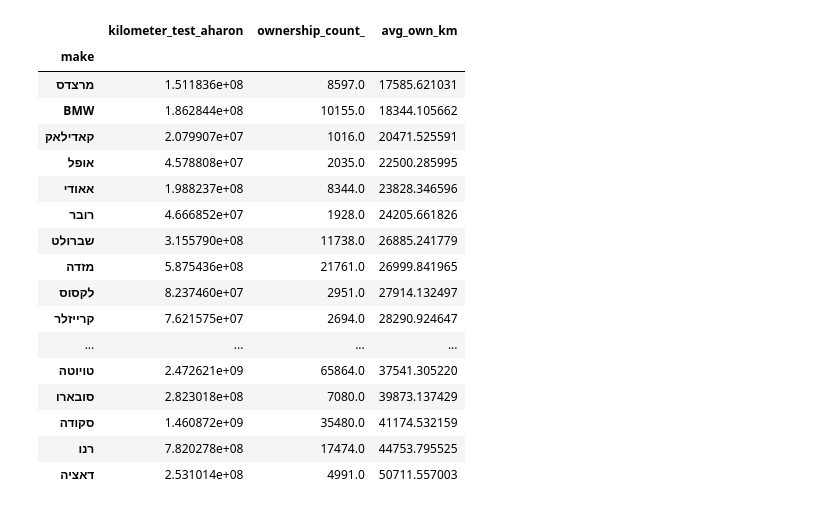
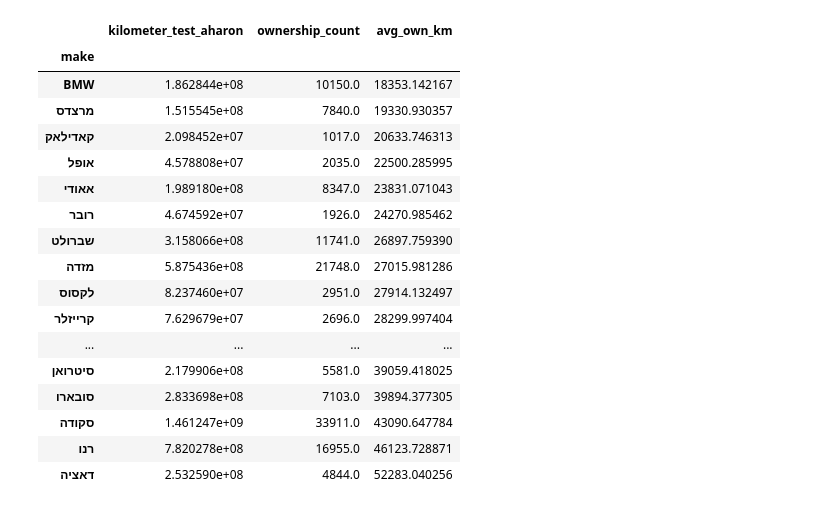
Before and after one commit to dpelleg/notebooks, a Jupyter notebook: charts/code/mileage.ipynb, the cells around one changed output. Drawn from its saved outputs; the diff is of its cells as text; code cells hidden in the pictures.

```diff
--- a/charts/code/mileage.ipynb
+++ b/charts/code/mileage.ipynb
@@ -119,0 +193,22 @@ dfm = pd.merge(df, mivne, how='left', on='mispar_rechev')
+# %%
+# count number of ownerships
+oc = vo.groupby('mispar_rechev').size()
+just1 = oc[oc == 1]
+just1.name='ownership_count'
+notjust1 = oc[~(oc == 1)]
+notjust1.name='ownership_count_'
+
+# The first ownership date is the purchase date. Pick the second-earliest date.
+# This takes a long time, so we just do it for vehicles with at least two ownership dates.
+mult_own = vo.merge(notjust1, how='right', left_on='mispar_rechev', right_index=True)
+
+nownerships = mult_own.groupby('mispar_rechev').agg({'baalut_dt' : lambda x: x.nsmallest(2).iloc[-1], 'baalut' : 'count'})
+nownerships.rename(columns={'baalut' : 'ownership_count'}, inplace=True)
+nownerships.reset_index(inplace=True)
+
+# add the vehicles with just one ownership date
+single_own = vo.merge(just1, how='right', left_on='mispar_rechev', right_index=True).drop(columns=['baalut'])
+
+nownerships = pd.concat([nownerships, single_own])
+# %%
+df = pd.merge(df, nownerships, on='mispar_rechev', how='left')
@@ -120,7 +217,21 @@ dfm = pd.merge(df, mivne, how='left', on='mispar_rechev')
 # %%
+from datetime import datetime
+
+# days_on_road is the time from first mile till the last "test" - a date in which we know the vehicle was functional
+# ownership_days is the time from first mile till today
+now = datetime.now()
+dfm['days_on_road'] = ((dfm['test'] - dfm['moed_aliya_lakvish']).dt.total_seconds())/(24*60*60)
+dfm['ownership_days'] = ((now - dfm['moed_aliya_lakvish']).dt.total_seconds())/(24*60*60)
+
+# remove what looks like bad data - over 0.5M km total
 c='kilometer_test_aharon'
 dfm[c] = dfm[c].clip(upper=500000)
+
 dfm['avg_km_day'] = dfm[c] / dfm['days_on_road']
+
+# remove what looks like bad data - over 1000 km per day (maybe the test date is keyed in wrong)
+c='avg_km_day'
+dfm[c] = dfm[c].clip(upper=1000)
 # %%
 #dfm[dfm['kilometer_test_aharon'] > 7e5][['tozeret_nm', 'kinuy_mishari', 'year', 'kilometer_test_aharon', 'baalut']]
 #dfm[dfm['kilometer_test_aharon'] > 7e5]['make'].value_counts().to_dict()
@@ -154,23 +320,26 @@ mkm.sort_values(by='avg_km_day', ascending=False).head(50)
 # %%
-agg_own = dfm.query('year == 2019')[['kilometer_test_aharon', 'ownership_count_', 'make']].groupby('make').sum()
-agg_own['avg_own_km'] = agg_own['kilometer_test_aharon'] / agg_own['ownership_count_']
-agg_own.query("ownership_count_ > 1000").sort_values(by='avg_own_km')
+# restrict to vehicles from 2019, so they must have passed at least one "test"
+agg_own = dfm.query('year == 2019')[['kilometer_test_aharon', 'ownership_count', 'make']].groupby('make').sum()
+agg_own['avg_own_km'] = agg_own['kilometer_test_aharon'] / agg_own['ownership_count']
+out=agg_own.query("ownership_count > 1000").sort_values(by='avg_own_km')
+out[['avg_own_km']].to_csv(datadir + 'avg_km_owner_by_make.csv')
+out
 # %% [output]
-|  | kilometer_test_aharon | ownership_count_ | avg_own_km |
+|  | kilometer_test_aharon | ownership_count | avg_own_km |
 | make |  |  |  |
-| מרצדס | 1.511836e+08 | 8597.0 | 17585.621031 |
-| BMW | 1.862844e+08 | 10155.0 | 18344.105662 |
-| קאדילאק | 2.079907e+07 | 1016.0 | 20471.525591 |
+| BMW | 1.862844e+08 | 10150.0 | 18353.142167 |
+| מרצדס | 1.515545e+08 | 7840.0 | 19330.930357 |
+| קאדילאק | 2.098452e+07 | 1017.0 | 20633.746313 |
 | אופל | 4.578808e+07 | 2035.0 | 22500.285995 |
-| אאודי | 1.988237e+08 | 8344.0 | 23828.346596 |
-| רובר | 4.666852e+07 | 1928.0 | 24205.661826 |
-| שברולט | 3.155790e+08 | 11738.0 | 26885.241779 |
-| מזדה | 5.875436e+08 | 21761.0 | 26999.841965 |
+| אאודי | 1.989180e+08 | 8347.0 | 23831.071043 |
+| רובר | 4.674592e+07 | 1926.0 | 24270.985462 |
+| שברולט | 3.158066e+08 | 11741.0 | 26897.759390 |
+| מזדה | 5.875436e+08 | 21748.0 | 27015.981286 |
 | לקסוס | 8.237460e+07 | 2951.0 | 27914.132497 |
-| קרייזלר | 7.621575e+07 | 2694.0 | 28290.924647 |
+| קרייזלר | 7.629679e+07 | 2696.0 | 28299.997404 |
 | ... | ... | ... | ... |
-| טויוטה | 2.472621e+09 | 65864.0 | 37541.305220 |
-| סובארו | 2.823018e+08 | 7080.0 | 39873.137429 |
-| סקודה | 1.460872e+09 | 35480.0 | 41174.532159 |
-| רנו | 7.820278e+08 | 17474.0 | 44753.795525 |
-| דאציה | 2.531014e+08 | 4991.0 | 50711.557003 |
+| סיטרואן | 2.179906e+08 | 5581.0 | 39059.418025 |
+| סובארו | 2.833698e+08 | 7103.0 | 39894.377305 |
+| סקודה | 1.461247e+09 | 33911.0 | 43090.647784 |
+| רנו | 7.820278e+08 | 16955.0 | 46123.728871 |
+| דאציה | 2.532590e+08 | 4844.0 | 52283.040256 |
```
Also changed, not shown: parts of 47 cells of this notebook, 3 other files.
